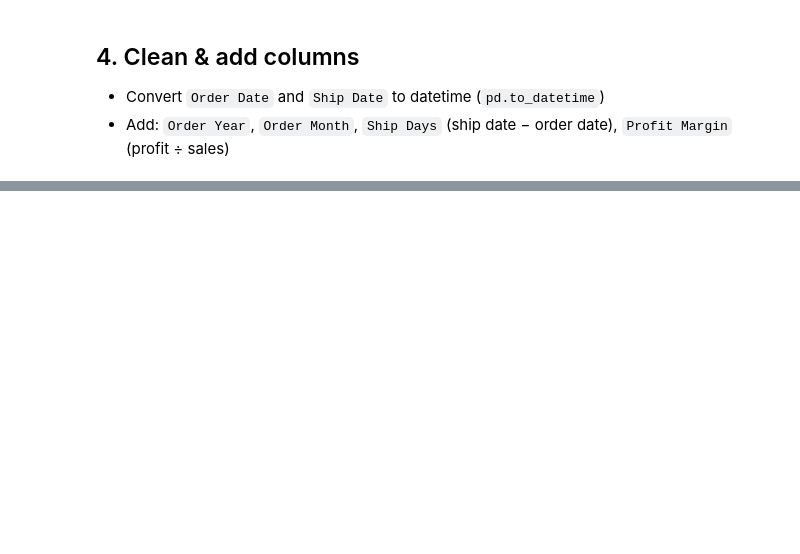
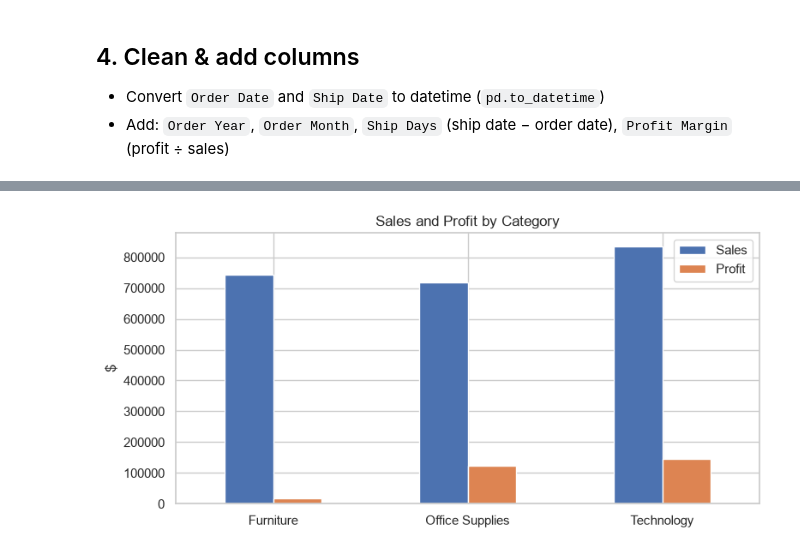
Before and after one commit to IH00711/superstore-sales-analysis, a Jupyter notebook: notebooks/01_cleaning_and_kpis.ipynb, the cells around one changed output, grey strips where cells are left out. Saved outputs shown, nothing was run; the diff lists cells and outputs as text; code cells hidden in the pictures; blank space fills up the shorter version.

```diff
--- a/notebooks/01_cleaning_and_kpis.ipynb
+++ b/notebooks/01_cleaning_and_kpis.ipynb
@@ -69,0 +172,13 @@ Save the good ones to `../reports/figures/` with `plt.savefig(...)`.
+# %%
+by_category = df.groupby("Category")[["Sales", "Profit"]].sum()
+
+by_category.plot(kind="bar", figsize=(8, 4))
+plt.title("Sales and Profit by Category")
+plt.xlabel("")
+plt.ylabel("$")
+plt.xticks(rotation=0)
+plt.tight_layout()
+plt.savefig("../reports/figures/sales_profit_by_category.png", dpi=150)
+plt.show()
+# %% [output]
+[figure, added]
```
Also changed, not shown: parts of 18 cells of this notebook, 14 other files.
